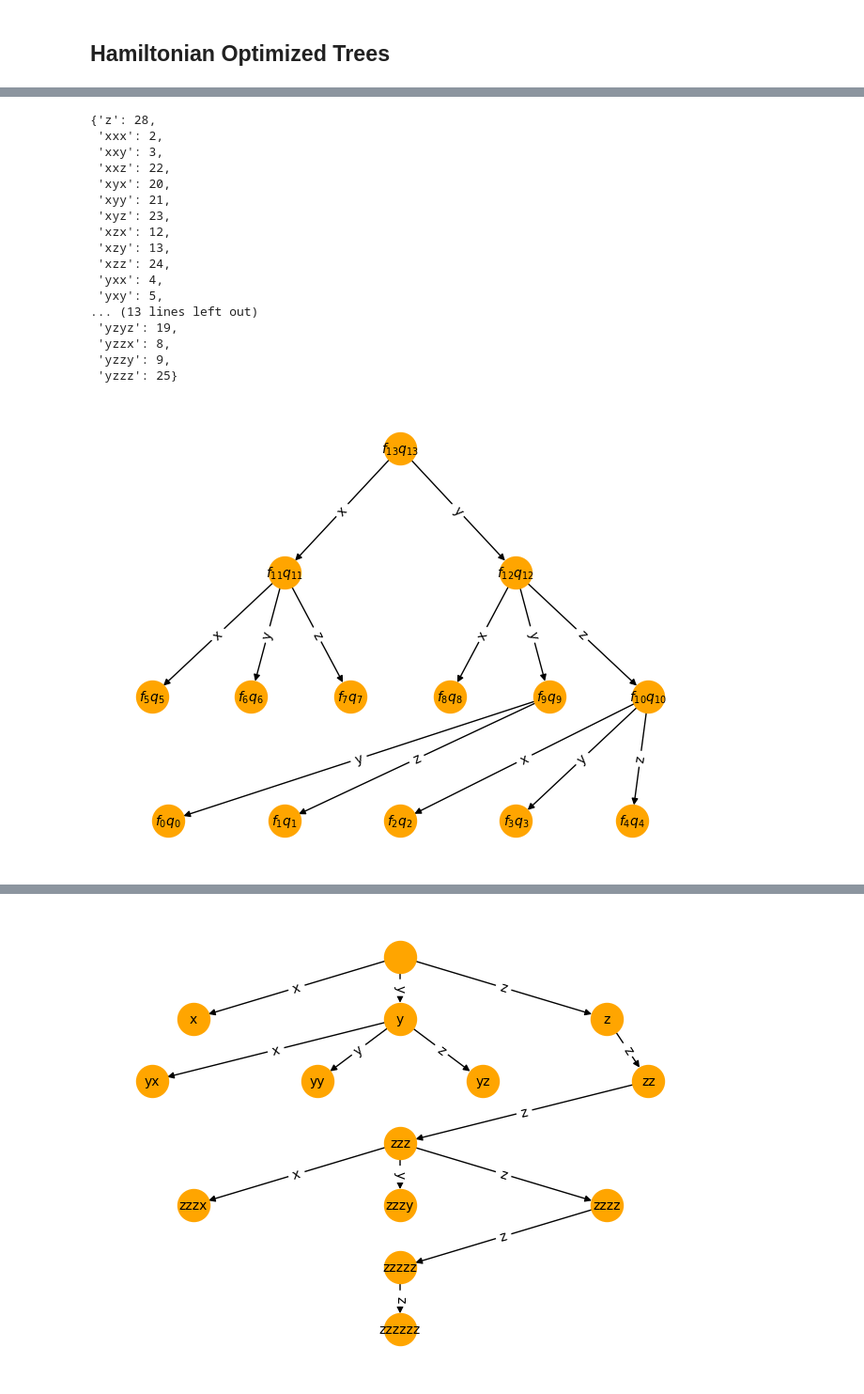
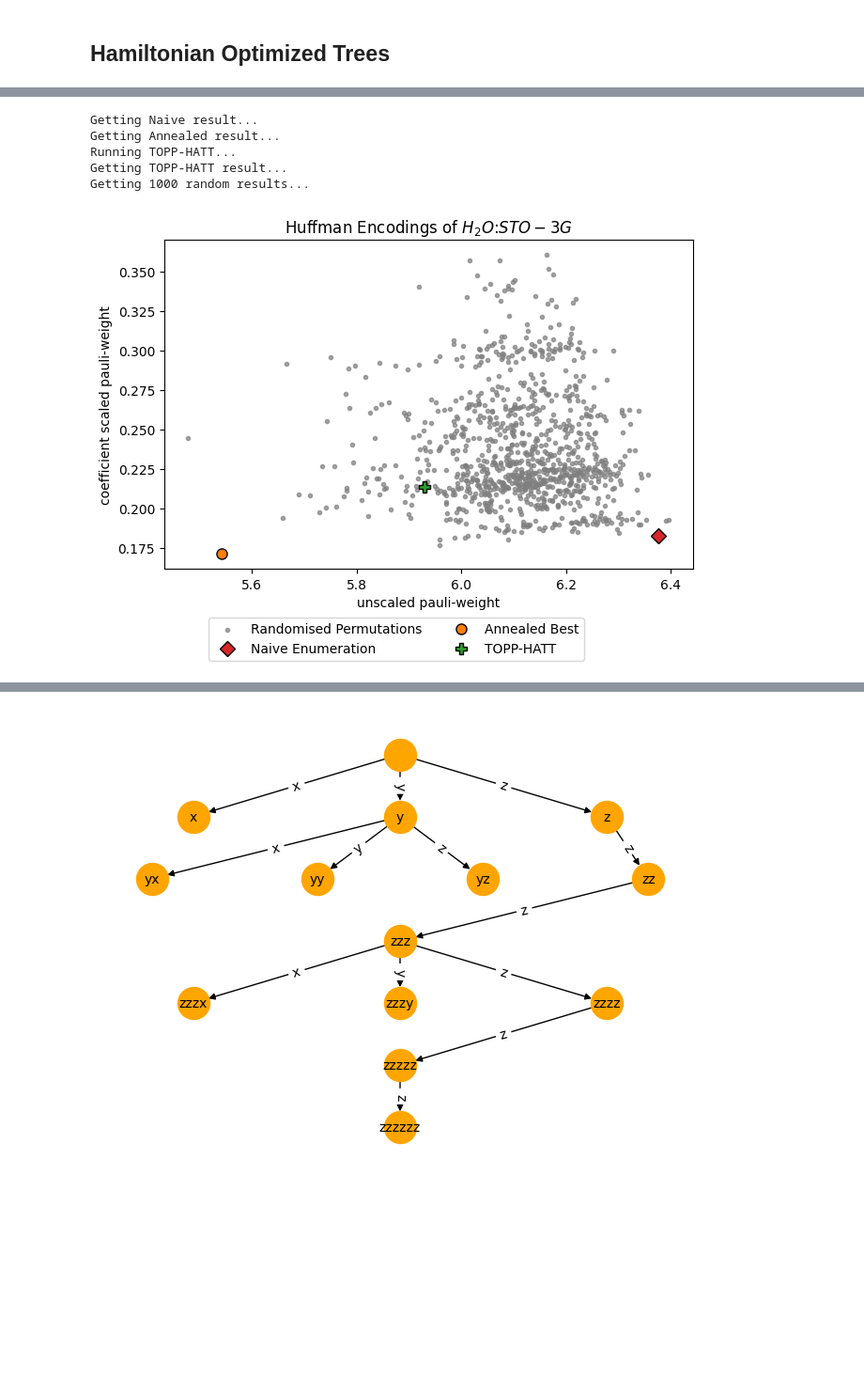
Before and after one commit to UCL-CCS/ferrmion, a Jupyter notebook: docs/source/notebooks/topp-hatt.ipynb, the cells around one changed output, grey strips where cells are left out. Shown: that part at 94% size. Cells and saved outputs as stored; diff of their text form; code cells hidden in the pictures; blank space fills up the shorter version.

Commit message:
Topphatt huffman bug and branch choice

```diff
--- a/docs/source/notebooks/topp-hatt.ipynb
+++ b/docs/source/notebooks/topp-hatt.ipynb
@@ -707,25 +692,13 @@ assert topphatt_huff.root_node.branch_majorana_map == topp_hatt_huff.root_node.b
-# %%
-draw_tt(topphatt_huff, enumeration_scheme=topphatt_huff.enumeration_scheme)
-topphatt_huff.root_node.branch_majorana_map
-# %% [output]
-{'z': 28,
- 'xxx': 2,
- 'xxy': 3,
- 'xxz': 22,
- 'xyx': 20,
- 'xyy': 21,
- 'xyz': 23,
- 'xzx': 12,
- 'xzy': 13,
- 'xzz': 24,
- 'yxx': 4,
- 'yxy': 5,
-... (13 lines left out)
- 'yzyz': 19,
- 'yzzx': 8,
- 'yzzy': 9,
- 'yzzz': 25}
-[figure, removed]
+# %%
+topphatt_huff = topphatt(deepcopy(sparse_ham), huffman_tree)
+huffman_topphatt = get_topp_hatt_results(huffman_ternary_tree(ones, twos), "Huffman")
+# %% [output]
+Getting Naive result...
+Getting Annealed result...
+Running TOPP-HATT...
+Getting TOPP-HATT result...
+Getting 1000 random results...
+[figure, added]
 # %%
 from ferrmion.optimize import hamiltonian_adaptive_ternary_tree
 hatt_tree = hamiltonian_adaptive_ternary_tree(deepcopy(sparse_ham), 14)
```
Also changed, not shown: parts of 12 cells of this notebook, 1 other file.
